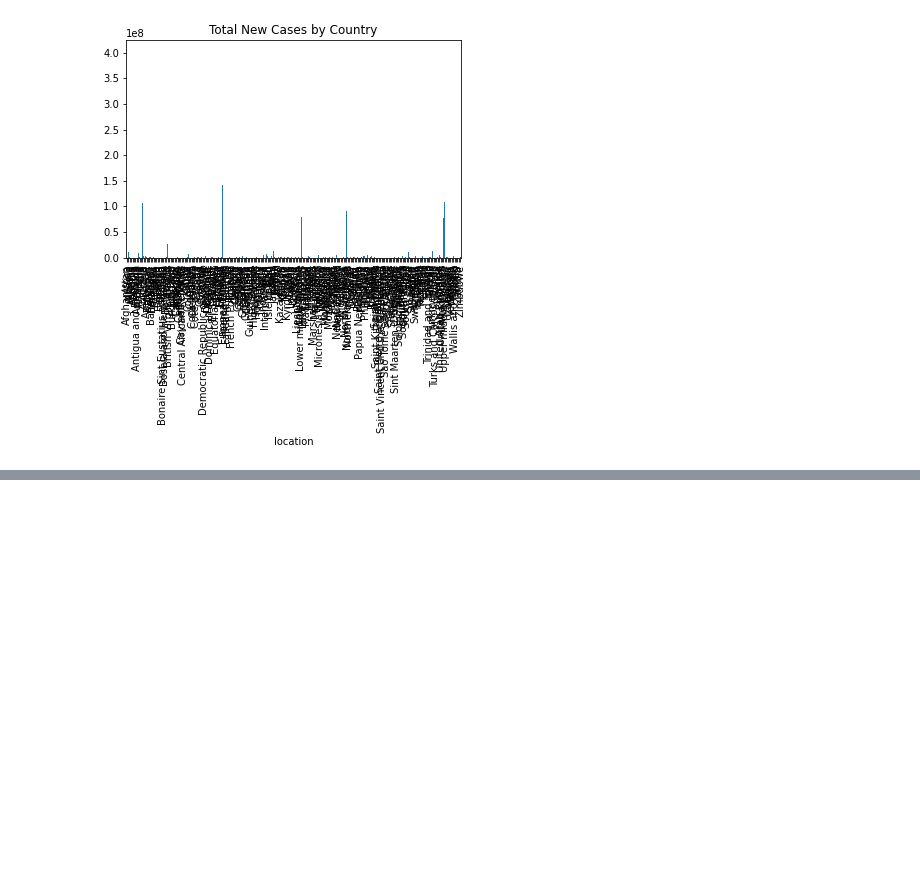
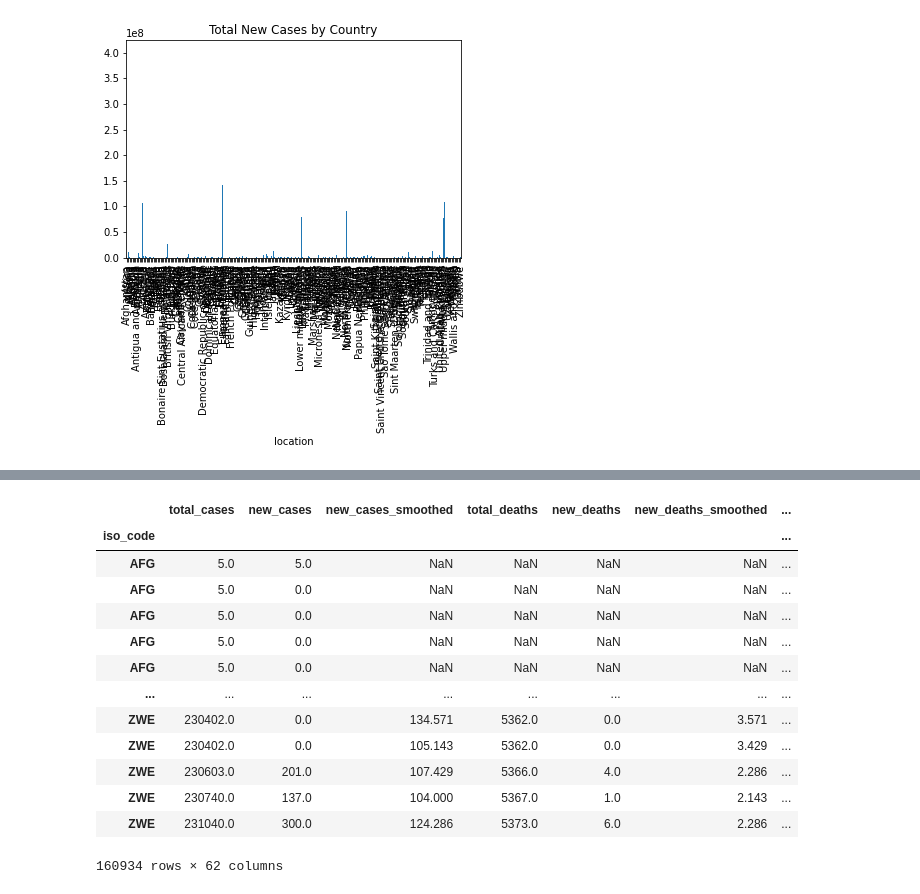
Before and after one commit to Alant84/UCDPractice, a Jupyter notebook: CovidAssignementCleaned.ipynb, the cells around one changed output, grey strips where cells are left out. Saved outputs shown, nothing was run; the diff lists cells and outputs as text; code cells hidden in the pictures; blank space fills up the shorter version.

```diff
--- a/CovidAssignementCleaned.ipynb
+++ b/CovidAssignementCleaned.ipynb
@@ -229,3 +232,8 @@ avg_total_new_cases.plot(x="Million", y="location", kind="bar", title = "Total N
 plt.show()
 # %% [output]
 [figure]
+# %%
+import pandas as pd
+brics = pd.read_csv("H:\Python\owid-covid-data.csv", index_col = 0)
+
+brics.dtypes == 'object'
@@ -231,0 +253,6 @@ plt.show()
+# %%
+num_vars = brics.columns[brics.dtypes != 'object']
+car_vars = brics.columns[brics.dtypes == 'object']
+
+print(num_vars)
+print(car_vars)
@@ -231,0 +277,17 @@ plt.show()
+# %%
+brics[num_vars]
+# %% [output]
+|  | total_cases | new_cases | new_cases_smoothed | total_deaths | new_deaths | new_deaths_smoothed | ... |
+| iso_code |  |  |  |  |  |  | ... |
+| AFG | 5.0 | 5.0 | NaN | NaN | NaN | NaN | ... |
+| AFG | 5.0 | 0.0 | NaN | NaN | NaN | NaN | ... |
+| AFG | 5.0 | 0.0 | NaN | NaN | NaN | NaN | ... |
+| AFG | 5.0 | 0.0 | NaN | NaN | NaN | NaN | ... |
+| AFG | 5.0 | 0.0 | NaN | NaN | NaN | NaN | ... |
+| ... | ... | ... | ... | ... | ... | ... | ... |
+| ZWE | 230402.0 | 0.0 | 134.571 | 5362.0 | 0.0 | 3.571 | ... |
+| ZWE | 230402.0 | 0.0 | 105.143 | 5362.0 | 0.0 | 3.429 | ... |
+| ZWE | 230603.0 | 201.0 | 107.429 | 5366.0 | 4.0 | 2.286 | ... |
+| ZWE | 230740.0 | 137.0 | 104.000 | 5367.0 | 1.0 | 2.143 | ... |
+| ZWE | 231040.0 | 300.0 | 124.286 | 5373.0 | 6.0 | 2.286 | ... |
+160934 rows × 62 columns
```
Also changed, not shown: parts of 14 cells of this notebook.
